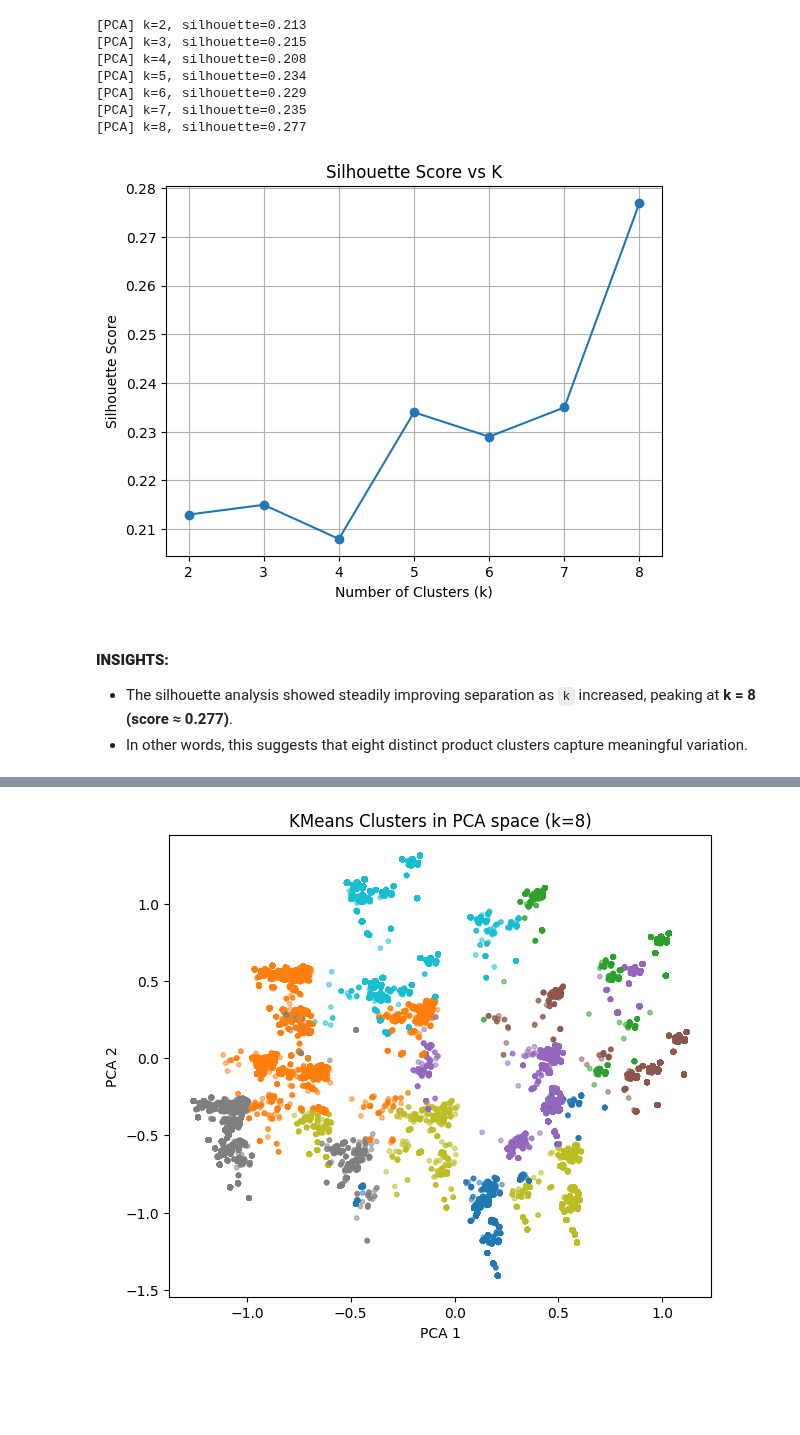
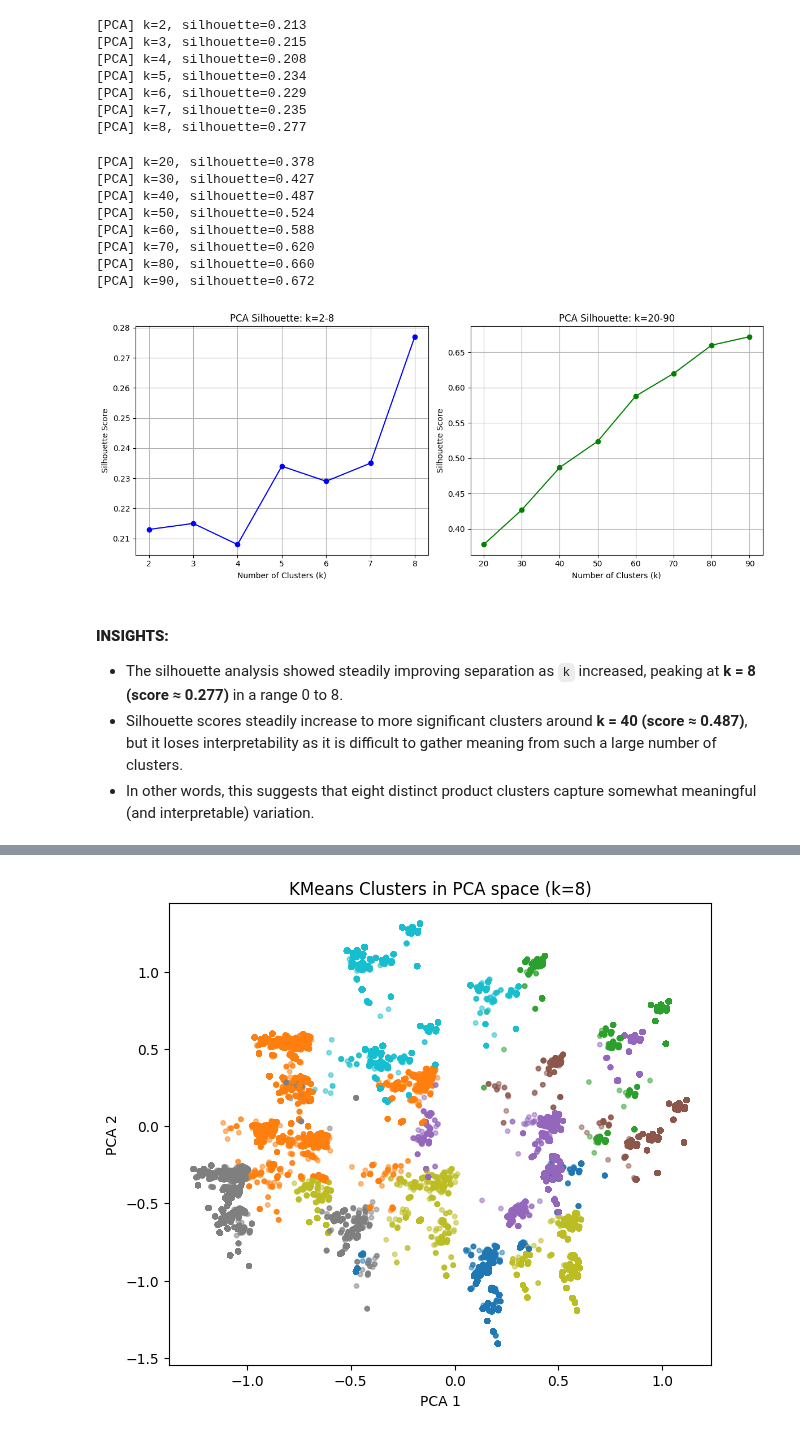
Before and after one commit to lenadahee/SI671-project, a Jupyter notebook: notebooks/671_Team_RLV_Code.ipynb, the cells around one changed output, grey strips where cells are left out. Saved outputs shown, nothing was run; the diff lists cells and outputs as text; code cells hidden in the pictures; blank space fills up the shorter version.

```diff
--- a/notebooks/671_Team_RLV_Code.ipynb
+++ b/notebooks/671_Team_RLV_Code.ipynb
@@ -723,22 +754,57 @@ for k in range(2, 9):
 [PCA] k=6, silhouette=0.229
 [PCA] k=7, silhouette=0.235
 [PCA] k=8, silhouette=0.277
+# %%
+results = []
+for k in [20, 30, 40, 50, 60, 70, 80, 90]:
+    km = KMeans(n_clusters=k, random_state=42, n_init='auto')
+    labels = km.fit_predict(X_pca)
+    score = silhouette_score(X_pca, labels)
+    results.append((k, score))
+    print(f"[PCA] k={k}, silhouette={score:.3f}")
+# %% [output]
+[PCA] k=20, silhouette=0.378
+[PCA] k=30, silhouette=0.427
+[PCA] k=40, silhouette=0.487
+[PCA] k=50, silhouette=0.524
+[PCA] k=60, silhouette=0.588
+[PCA] k=70, silhouette=0.620
+[PCA] k=80, silhouette=0.660
+[PCA] k=90, silhouette=0.672
 # %%
-k_values = [2,3,4,5,6,7,8]
-scores = [0.213, 0.215, 0.208, 0.234, 0.229, 0.235, 0.277]
+# First PCA set
+k_values1 = [2, 3, 4, 5, 6, 7, 8]
+scores1 = [0.213, 0.215, 0.208, 0.234, 0.229, 0.235, 0.277]
 
-plt.plot(k_values, scores, marker='o')
-plt.title("Silhouette Score vs K")
-plt.xlabel("Number of Clusters (k)")
-plt.ylabel("Silhouette Score")
-plt.grid(True)
+# Second PCA set
+k_values2 = [20, 30, 40, 50, 60, 70, 80, 90]
+scores2 = [0.378, 0.427, 0.487, 0.524, 0.588, 0.620, 0.660, 0.672]
+
+fig, axes = plt.subplots(1, 2, figsize=(12, 5))
+
+# Small k PCA scores
+axes[0].plot(k_values1, scores1, marker='o', color='blue')
+axes[0].set_title("PCA Silhouette: k=2-8")
+axes[0].set_xlabel("Number of Clusters (k)")
+axes[0].set_ylabel("Silhouette Score")
+axes[0].grid(True)
+
+# Large k PCA scores
+axes[1].plot(k_values2, scores2, marker='o', color='green')
+axes[1].set_title("PCA Silhouette: k=20-90")
+axes[1].set_xlabel("Number of Clusters (k)")
+axes[1].set_ylabel("Silhouette Score")
+axes[1].grid(True)
+
+plt.tight_layout()
 plt.show()
 # %% [output]
-[figure, old version]
+[figure, new version]
 # %% [markdown]
 #### **INSIGHTS:**
-- The silhouette analysis showed steadily improving separation as `k` increased, peaking at **k = 8 (score ≈ 0.277)**.
-- In other words, this suggests that eight distinct product clusters capture meaningful variation.
+- The silhouette analysis showed steadily improving separation as `k` increased, peaking at **k = 8 (score ≈ 0.277)** in a range 0 to 8.
+- Silhouette scores steadily increase to more significant clusters around **k = 40 (score ≈ 0.487)**, but it loses interpretability as it is difficult to gather meaning from such a large number of clusters.
+- In other words, this suggests that eight distinct product clusters capture somewhat meaningful (and interpretable) variation.
 # %%
 best_k = 8
 km = KMeans(n_clusters=best_k, random_state=42, n_init='auto')
```
Also changed, not shown: parts of 27 cells of this notebook.
